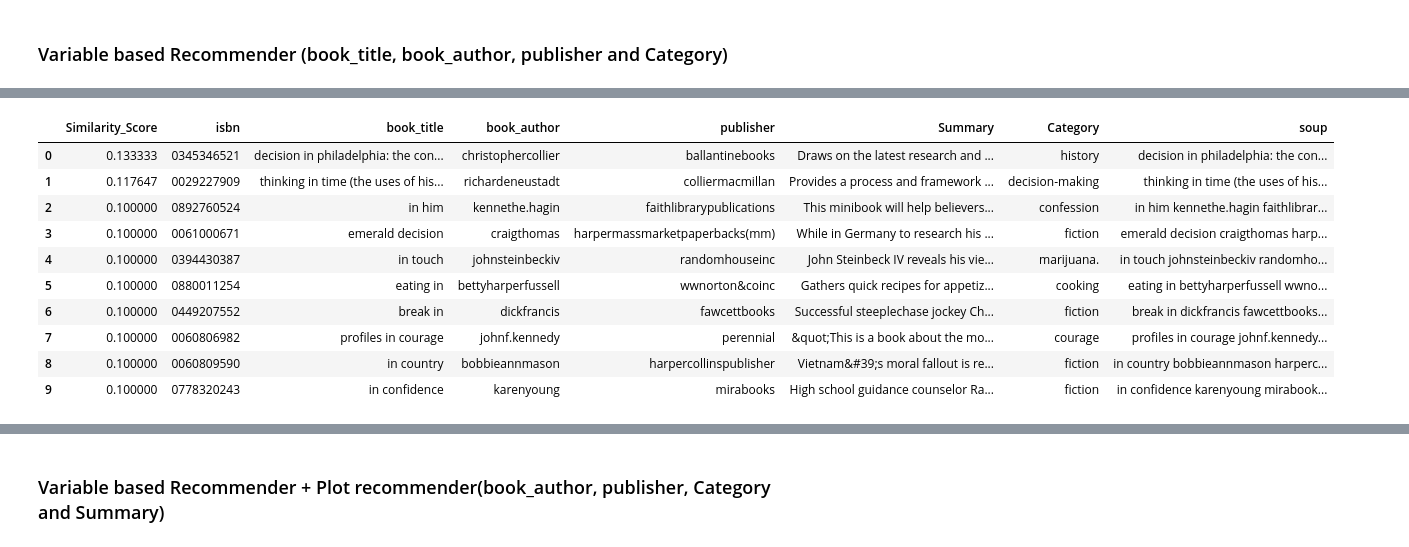
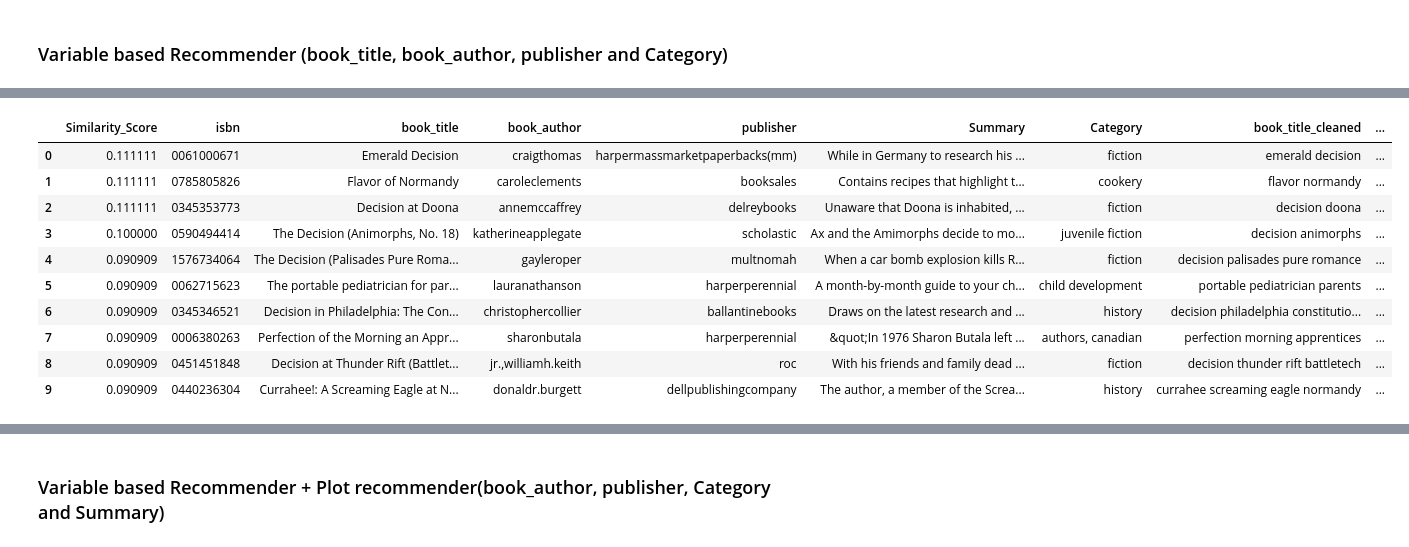
Before and after one commit to marinaepitropaki/BookRecommendationSystem, a Jupyter notebook: BookRecommendationSystem.ipynb, the cells around one changed output, grey strips where cells are left out. Saved outputs shown, nothing was run; the diff lists cells and outputs as text; code cells hidden in the pictures.

```diff
--- a/BookRecommendationSystem.ipynb
+++ b/BookRecommendationSystem.ipynb
@@ -663,18 +650,18 @@ clara callan
 # %%
-jaccard_score_df = get_recommendations("decision in normandy", "soup")
+jaccard_score_df = get_recommendations("Decision in Normandy", "soup")
 jaccard_score_df
 # %% [output]
-|  | Similarity_Score | isbn | book_title | book_author | publisher | Summary | Category | soup |
-| 0 | 0.133333 | 0345346521 | decision in philadelphia: the con... | christophercollier | ballantinebooks | Draws on the latest research and ... | history | decision in philadelphia: the con... |
-| 1 | 0.117647 | 0029227909 | thinking in time (the uses of his... | richardeneustadt | colliermacmillan | Provides a process and framework ... | decision-making | thinking in time (the uses of his... |
-| 2 | 0.100000 | 0892760524 | in him | kennethe.hagin | faithlibrarypublications | This minibook will help believers... | confession | in him kennethe.hagin faithlibrar... |
-| 3 | 0.100000 | 0061000671 | emerald decision | craigthomas | harpermassmarketpaperbacks(mm) | While in Germany to research his ... | fiction | emerald decision craigthomas harp... |
-| 4 | 0.100000 | 0394430387 | in touch | johnsteinbeckiv | randomhouseinc | John Steinbeck IV reveals his vie... | marijuana. | in touch johnsteinbeckiv randomho... |
-| 5 | 0.100000 | 0880011254 | eating in | bettyharperfussell | wwnorton&coinc | Gathers quick recipes for appetiz... | cooking | eating in bettyharperfussell wwno... |
-| 6 | 0.100000 | 0449207552 | break in | dickfrancis | fawcettbooks | Successful steeplechase jockey Ch... | fiction | break in dickfrancis fawcettbooks... |
-| 7 | 0.100000 | 0060806982 | profiles in courage | johnf.kennedy | perennial | &quot;This is a book about the mo... | courage | profiles in courage johnf.kennedy... |
-| 8 | 0.100000 | 0060809590 | in country | bobbieannmason | harpercollinspublisher | Vietnam&#39;s moral fallout is re... | fiction | in country bobbieannmason harperc... |
-| 9 | 0.100000 | 0778320243 | in confidence | karenyoung | mirabooks | High school guidance counselor Ra... | fiction | in confidence karenyoung mirabook... |
+|  | Similarity_Score | isbn | book_title | book_author | publisher | Summary | Category | book_title_cleaned | ... |
+| 0 | 0.111111 | 0061000671 | Emerald Decision | craigthomas | harpermassmarketpaperbacks(mm) | While in Germany to research his ... | fiction | emerald decision | ... |
+| 1 | 0.111111 | 0785805826 | Flavor of Normandy | caroleclements | booksales | Contains recipes that highlight t... | cookery | flavor normandy | ... |
+| 2 | 0.111111 | 0345353773 | Decision at Doona | annemccaffrey | delreybooks | Unaware that Doona is inhabited, ... | fiction | decision doona | ... |
+| 3 | 0.100000 | 0590494414 | The Decision (Animorphs, No. 18) | katherineapplegate | scholastic | Ax and the Amimorphs decide to mo... | juvenile fiction | decision animorphs | ... |
+| 4 | 0.090909 | 1576734064 | The Decision (Palisades Pure Roma... | gayleroper | multnomah | When a car bomb explosion kills R... | fiction | decision palisades pure romance | ... |
+| 5 | 0.090909 | 0062715623 | The portable pediatrician for par... | lauranathanson | harperperennial | A month-by-month guide to your ch... | child development | portable pediatrician parents | ... |
+| 6 | 0.090909 | 0345346521 | Decision in Philadelphia: The Con... | christophercollier | ballantinebooks | Draws on the latest research and ... | history | decision philadelphia constitutio... | ... |
+| 7 | 0.090909 | 0006380263 | Perfection of the Morning an Appr... | sharonbutala | harperperennial | &quot;In 1976 Sharon Butala left ... | authors, canadian | perfection morning apprentices | ... |
+| 8 | 0.090909 | 0451451848 | Decision at Thunder Rift (Battlet... | jr.,williamh.keith | roc | With his friends and family dead ... | fiction | decision thunder rift battletech | ... |
+| 9 | 0.090909 | 0440236304 | Currahee!: A Screaming Eagle at N... | donaldr.burgett | dellpublishingcompany | The author, a member of the Screa... | history | currahee screaming eagle normandy | ... |
 # %%
 sb.barplot(x = "Similarity_Score", y = "book_title", data = jaccard_score_df).set(title = "Top 10 recommended books according to Decision in Normandy")
 # %% [output]
```
Also changed, not shown: parts of 19 cells of this notebook.
